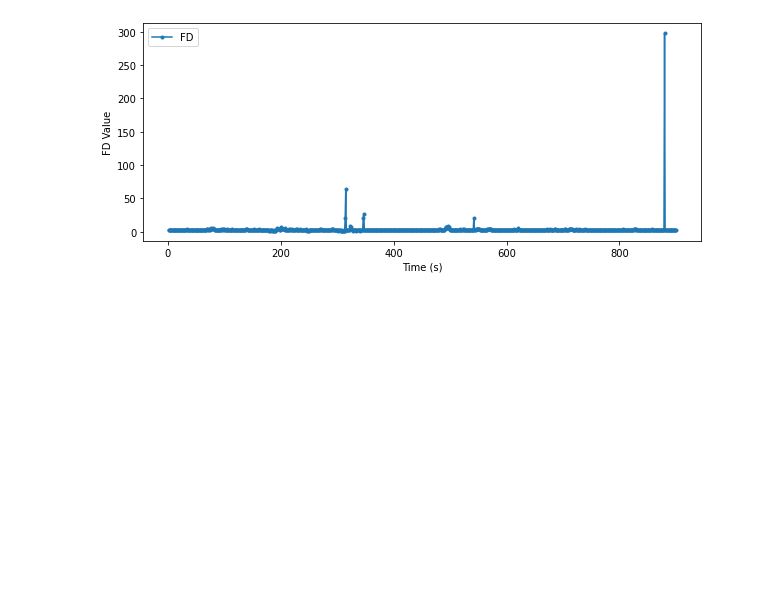
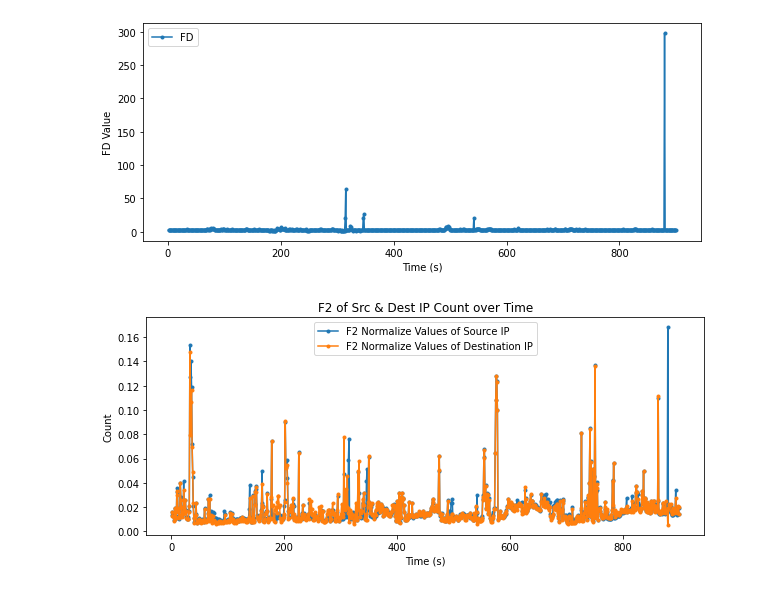
Before and after one commit to BoHsunHuang/Real-Time_Frequency_Moment_Estimation_on_FPGA, a Jupyter notebook: sim_results/MAWI20220110/1s_data_txt/lai_INDIS_SC23_AE.ipynb, the cells around one changed output. Cells and saved outputs as stored; diff of their text form; code cells hidden in the pictures; blank space fills up the shorter version.

```diff
--- a/sim_results/MAWI20220110/1s_data_txt/lai_INDIS_SC23_AE.ipynb
+++ b/sim_results/MAWI20220110/1s_data_txt/lai_INDIS_SC23_AE.ipynb
@@ -99,7 +99,29 @@ def calculate_and_plot_FD(file_path1, file_path2, file_path3, file_path4, time):
 
     plt.show()
 
+def calculate_F2_normalize_and_plot_FD(file_path1, file_path2, file_path3, file_path4, time):
+    src_ip_f1_values = read_single_column_text_file(file_path1)
+    src_ip_f2_values = read_single_column_text_file(file_path2)
 
+    dest_ip_f1_values = read_single_column_text_file(file_path3)
+    dest_ip_f2_values = read_single_column_text_file(file_path4)
+
+    absolute_times = read_single_column_text_file(time)
+
+    src_ip_f1_values2np = np.array(src_ip_f1_values)
+    src_ip_f2_values2np = np.array(src_ip_f2_values)
+
+    dest_ip_f1_values2np = np.array(dest_ip_f1_values)
+    dest_ip_f2_values2np = np.array(dest_ip_f2_values)
+    plt.figure(figsize=(10, 4))
+    plt.plot(absolute_times, (src_ip_f2_values2np/(src_ip_f1_values2np**2)), label='F2 Normalize Values of Source IP',marker=".")
+    plt.plot(absolute_times, (dest_ip_f2_values2np/(dest_ip_f1_values2np**2)), label='F2 Normalize Values of Destination IP',marker=".")
+
+    plt.xlabel('Time (s)')
+    plt.ylabel('Count')
+    plt.title('F2 of Src & Dest IP Count over Time')
+    plt.legend()
+    plt.show()
 
 if __name__ == "__main__":
     #shape
@@ -140,3 +162,7 @@ if __name__ == "__main__":
 calculate_and_plot_FD(file_path5, file_path9, file_path6, file_path10, file_path11)
 # %% [output]
 [figure]
+# %%
+calculate_F2_normalize_and_plot_FD(file_path7, file_path9, file_path8, file_path10, file_path11)
+# %% [output]
+[figure, added]
```
